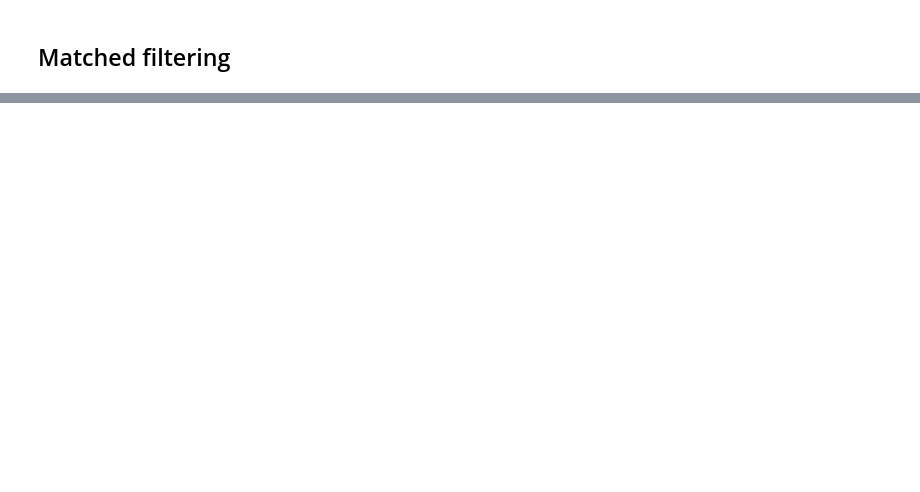
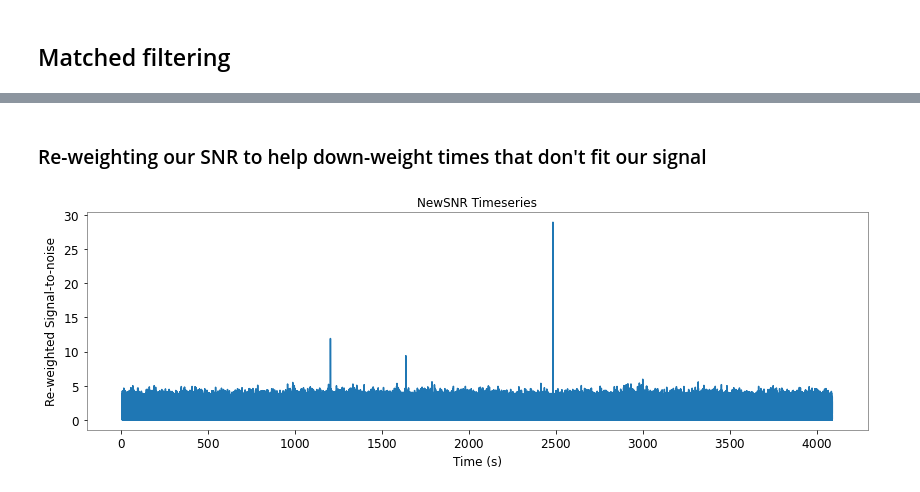
Before and after one commit to SYLau/odw-2022, a Jupyter notebook: Challenge/Data_challenge_3.ipynb, the cells around one changed output, grey strips where cells are left out. Cells and saved outputs as stored; diff of their text form; code cells hidden in the pictures; blank space fills up the shorter version.

```diff
--- a/Challenge/Data_challenge_3.ipynb
+++ b/Challenge/Data_challenge_3.ipynb
@@ -147,0 +136,32 @@ We found a signal at 2.001953125s with SNR 35.455355904741516
+# %%
+from pycbc.vetoes import power_chisq
+
+# The number of bins to use. In principle, this choice is arbitrary. In practice,
+# this is empirically tuned.
+chisq = {}
+nbins = 26
+chisq = power_chisq(hp, conditioned, nbins, psd, low_frequency_cutoff=20.0)
+chisq = chisq.crop(5, 4)
+
+dof = nbins * 2 - 2
+chisq /= dof
+# %% [markdown]
+### Re-weighting our SNR to help down-weight times that don't fit our signal ###
+# %%
+from pycbc.events.ranking import newsnr
+
+# The rho-hat term above is named "newsnr" here
+nsnr = newsnr(abs(snr), chisq)
+
+# Plot the new SNR timeseries
+pylab.figure(figsize=[14, 4])
+pylab.plot(snr.sample_times, nsnr)
+pylab.title('NewSNR Timeseries')
+pylab.grid()
+#pylab.xlim(100,120)
+#pylab.ylim(0, 15)
+pylab.xlabel('Time (s)')
+pylab.ylabel('Re-weighted Signal-to-noise')
+pylab.show()
+# %% [output]
+[figure, added]
```
Also changed, not shown: parts of 10 cells of this notebook.
